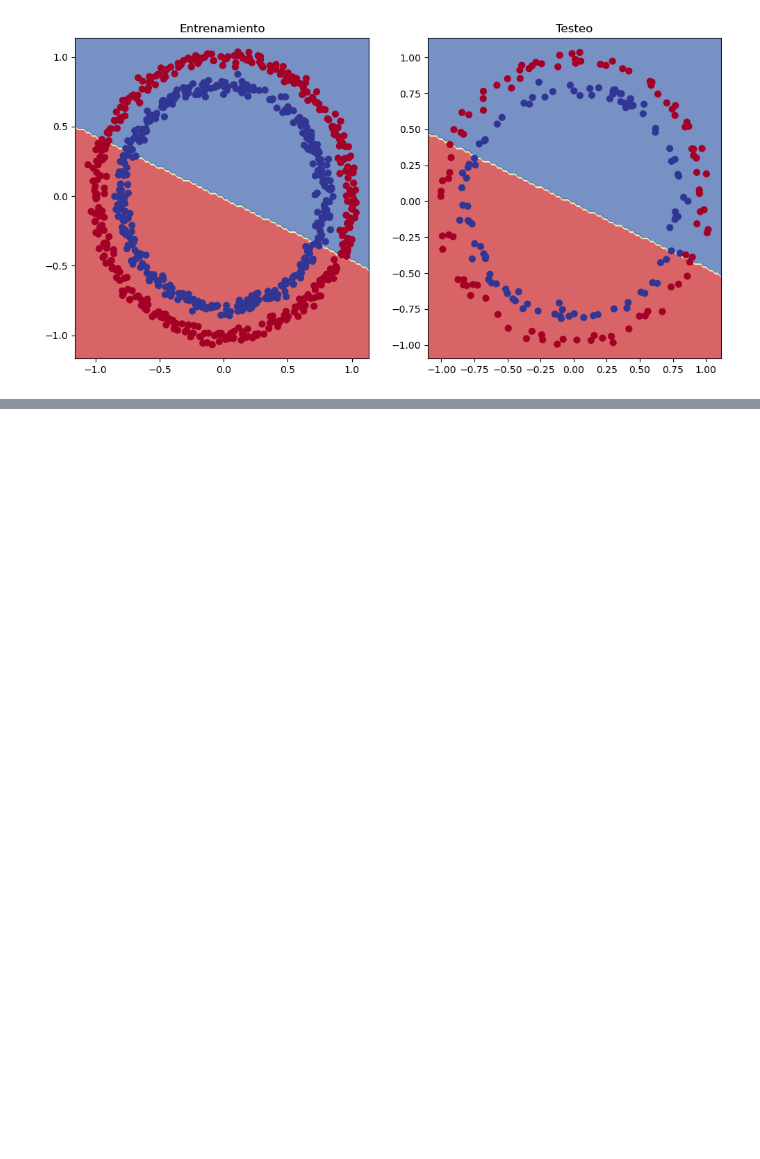
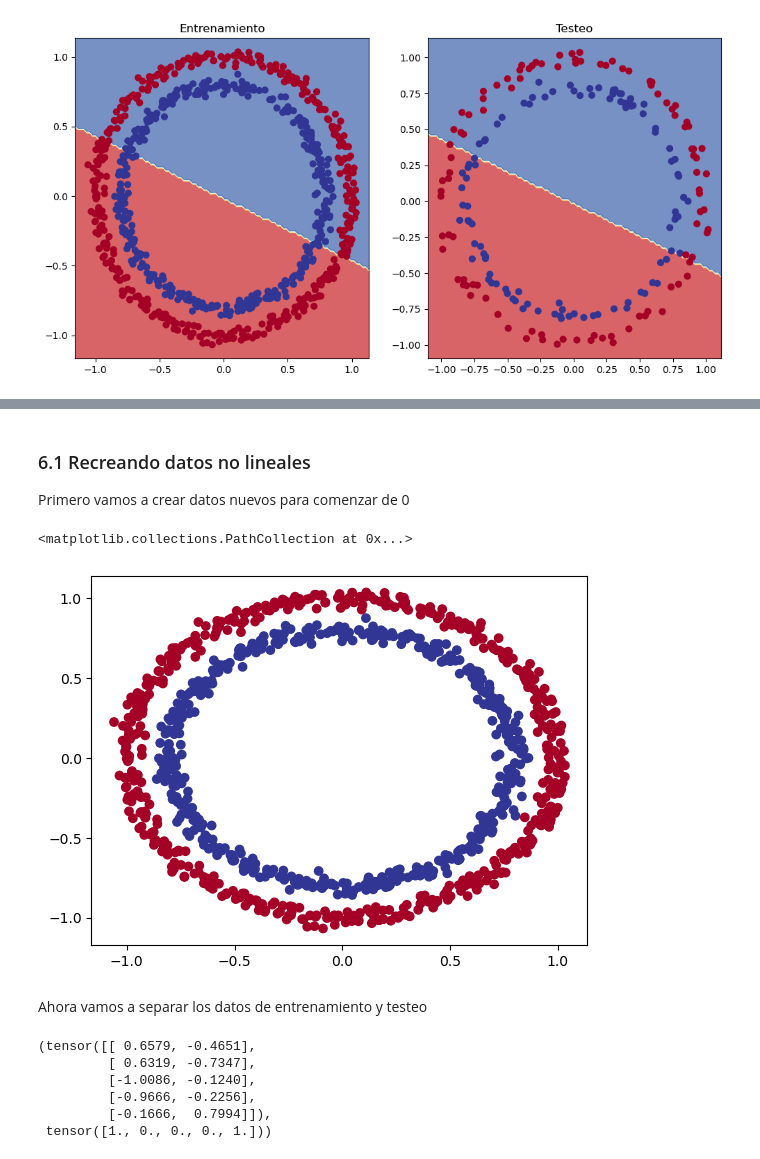
Before and after one commit to IsaHe/AprendizajePytorch, a Jupyter notebook: 02_PyTorch_Clasification.ipynb, the cells around one changed output, grey strips where cells are left out. Cells and saved outputs as stored; diff of their text form; code cells hidden in the pictures; blank space fills up the shorter version.

```diff
--- a/02_PyTorch_Clasification.ipynb
+++ b/02_PyTorch_Clasification.ipynb
@@ -524,0 +668,36 @@ plot_decision_boundary(model_v1, x_test, y_test)
+# %% [markdown]
+### 6.1 Recreando datos no lineales
+Primero vamos a crear datos nuevos para comenzar de 0
+# %%
+import matplotlib.pyplot as plt
+from sklearn.datasets import make_circles
+
+n_samples = 1000
+
+X, y = make_circles(n_samples=n_samples, noise=0.03, random_state=42)
+
+plt.scatter(X[:, 0], X[:, 1], c=y, cmap=plt.cm.RdYlBu)
+# %% [output]
+<matplotlib.collections.PathCollection at 0x...>
+[figure, added]
+# %% [markdown]
+Ahora vamos a separar los datos de entrenamiento y testeo
+# %%
+import torch
+from sklearn.model_selection import train_test_split
+
+# Convertir los datos a tensores
+X = torch.from_numpy(X).type(torch.float)
+Y = torch.from_numpy(y).type(torch.float)
+
+# Crear division de datos de entrenamiento y testeo
+X_train, X_test, y_train, y_test = train_test_split(X, Y, test_size=0.2, random_state=42)
+
+X_train[:5], y_train[:5]
+# %% [output]
+(tensor([[ 0.6579, -0.4651],
+         [ 0.6319, -0.7347],
+         [-1.0086, -0.1240],
+         [-0.9666, -0.2256],
+         [-0.1666,  0.7994]]),
+ tensor([1., 0., 0., 0., 1.]))
```
Also changed, not shown: parts of 71 cells of this notebook.
